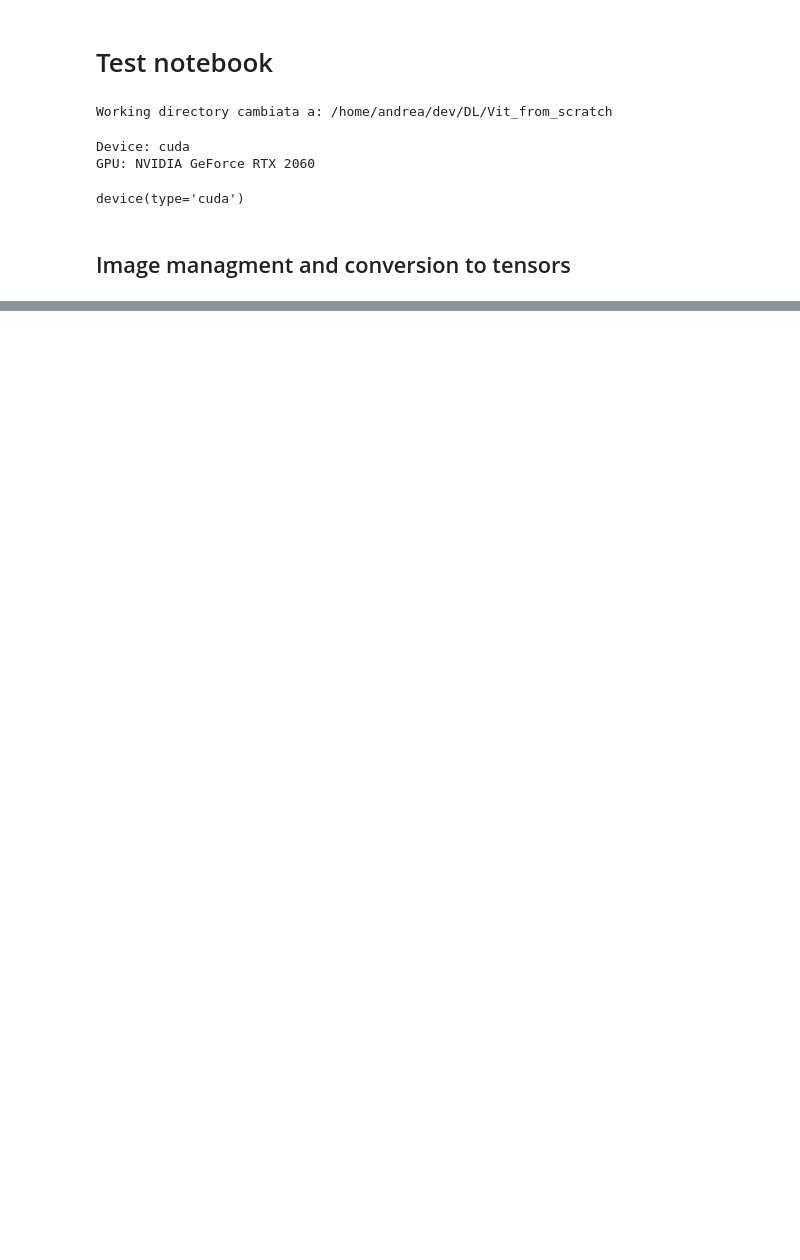
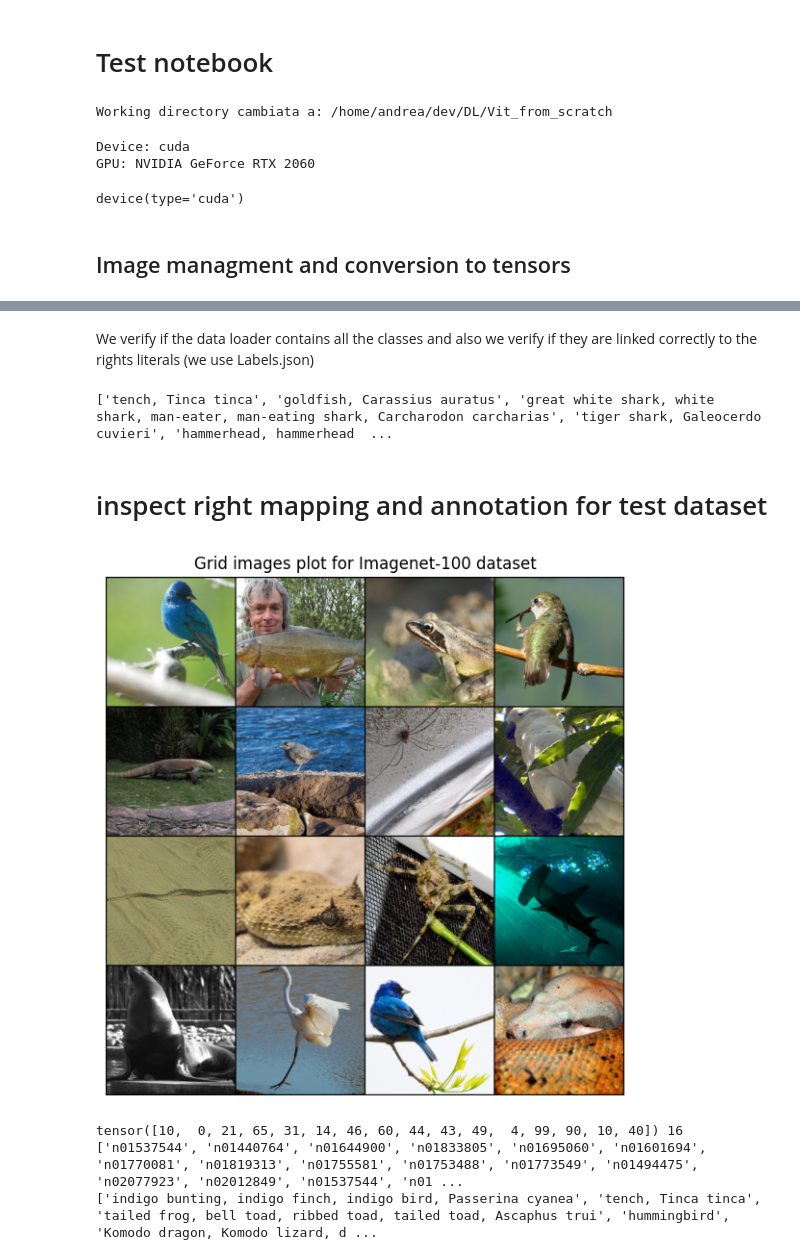
Before and after one commit to Andreathegm/Vit_from_scratch, a Jupyter notebook: notebooks/test.ipynb, the cells around one changed output, grey strips where cells are left out. Saved outputs shown, nothing was run; the diff lists cells and outputs as text; code cells hidden in the pictures; blank space fills up the shorter version.

```diff
--- a/notebooks/test.ipynb
+++ b/notebooks/test.ipynb
@@ -27,23 +30,16 @@ from data.dataset import get_transforms,get_dataset,print_class_distribution,tra
 # %%
 ds_folder = "data/imagenet-100"
-train_folders = [f"{ds_folder}/train.X"+ str(number) for number in range(1,5) ]
-train_ds = get_dataset(train_folders)
 
-for i in range(len(train_ds.datasets)):
-   print(f"Classes inside subdatest {i+1} are ",len(train_ds.datasets[i].classes))
-   print_class_distribution(train_ds.datasets[i],"Train")
+## get the datasets
+train_ds = get_dataset(f"{ds_folder}/train",get_transforms(224,"train"))
+val_ds = get_dataset(f"{ds_folder}/train",get_transforms(224,"val"))
+print(f"Train dataset has {train_ds.classes}")
 
 total_samples = len(train_ds)
 print(f"Total samples: {total_samples}")
 
 
-## verify the integrity of ours sources
-for i, ds in enumerate(train_ds.datasets):
-    print(f"subdataset {i+1}: {len(ds)} samples")
-
-
 ## 90-10 split for obtaining validation test
-val_ds = get_dataset(train_folders)
 train_ds,val_ds = train_split(train_ds,val_ds,0.1)
 
 print(len(train_ds))
@@ -52,7 +48,7 @@ verify_unique_data(train_ds,val_ds)
 
 
 ## get the test set
-test_ds = get_dataset(f"{ds_folder}/val.X")
+test_ds = get_dataset(f"{ds_folder}/val.X",get_transforms(224,"test"))
 
 
 print("\nTotal validation classes are ",len(test_ds.classes))
@@ -78,0 +77,7 @@ Classes inside subdatest 1 are  25
+# %%
+from torch.utils.data import DataLoader
+
+batch_size = 16
+train_loader = DataLoader(train_ds, batch_size=batch_size, shuffle=False, num_workers=2, pin_memory=True)
+val_loader = DataLoader(val_ds,batch_size=batch_size, shuffle=False, num_workers=2, pin_memory=True)
+test_loader  = DataLoader(test_ds, batch_size=batch_size, shuffle=True, num_workers=2, pin_memory=True)
@@ -78,0 +100,31 @@ Classes inside subdatest 1 are  25
+# %% [markdown]
+We verify if the data loader contains all the classes and also we verify if they are linked correctly to the rights literals (we use Labels.json)
+# %%
+class_names = train_loader.dataset.dataset.classes
+
+import json
+with open('data/imagenet-100/Labels.json', 'r') as f:
+    dict_to_label = json.load(f)
+literal_label = [dict_to_label.get(label,"Errore") for label in class_names]
+print(literal_label,len(literal_label))
+# %% [output]
+['tench, Tinca tinca', 'goldfish, Carassius auratus', 'great white shark, white shark, man-eater, man-eating shark, Carcharodon carcharias', 'tiger shark, Galeocerdo cuvieri', 'hammerhead, hammerhead  ...
+# %% [markdown]
+# inspect right mapping and annotation for test dataset
+# %%
+test_loader_classes = test_ds.classes
+num_images = 16
+img_labels = plotbatch(test_loader,batch_size=16,title="Grid images plot for Imagenet-100 dataset",num_images=num_images)
+print(img_labels,len(img_labels))
+label_names = [test_loader_classes[label.item()] for label in img_labels]
+print(label_names)
+import json
+with open('data/imagenet-100/Labels.json', 'r') as f:
+    dict_to_label = json.load(f)
+    images_literal_labels = [dict_to_label.get(label,"Errore") for label in label_names]
+print(images_literal_labels)
+# %% [output]
+[figure, added]
+tensor([10,  0, 21, 65, 31, 14, 46, 60, 44, 43, 49,  4, 99, 90, 10, 40]) 16
+['n01537544', 'n01440764', 'n01644900', 'n01833805', 'n01695060', 'n01601694', 'n01770081', 'n01819313', 'n01755581', 'n01753488', 'n01773549', 'n01494475', 'n02077923', 'n02012849', 'n01537544', 'n01 ...
+['indigo bunting, indigo finch, indigo bird, Passerina cyanea', 'tench, Tinca tinca', 'tailed frog, bell toad, ribbed toad, tailed toad, Ascaphus trui', 'hummingbird', 'Komodo dragon, Komodo lizard, d ...
```
Also changed, not shown: parts of 8 cells of this notebook, 4 other files.
